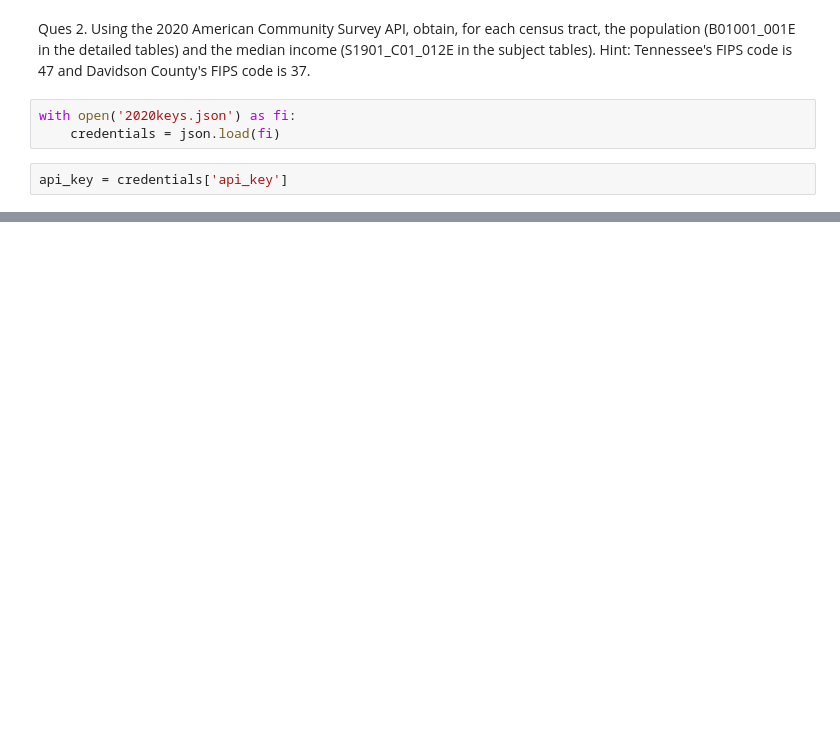
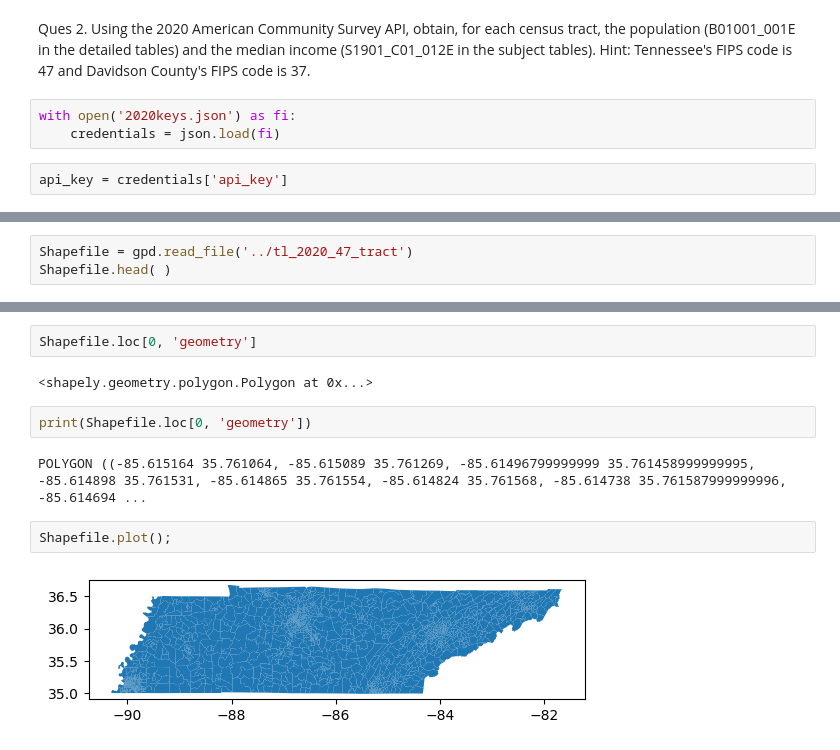
Before and after one commit to nss-data-science-cohort-6/api_project-twix, a Jupyter notebook: AM_api_project.ipynb, the cells around one changed output, grey strips where cells are left out. Cells and saved outputs as stored; diff of their text form; blank space fills up the shorter version.

```diff
--- a/AM_api_project.ipynb
+++ b/AM_api_project.ipynb
@@ -145,0 +205,3 @@ pd.DataFrame(response.json())
+# %%
+Shapefile = gpd.read_file('../tl_2020_47_tract')
+Shapefile.head( )
@@ -145,0 +256,12 @@ pd.DataFrame(response.json())
+# %%
+Shapefile.loc[0, 'geometry']
+# %% [output]
+<shapely.geometry.polygon.Polygon at 0x...>
+# %%
+print(Shapefile.loc[0, 'geometry'])
+# %% [output]
+POLYGON ((-85.615164 35.761064, -85.615089 35.761269, -85.61496799999999 35.761458999999995, -85.614898 35.761531, -85.614865 35.761554, -85.614824 35.761568, -85.614738 35.761587999999996, -85.614694 ...
+# %%
+Shapefile.plot();
+# %% [output]
+[figure, added]
```
Also changed, not shown: parts of 33 cells of this notebook.
